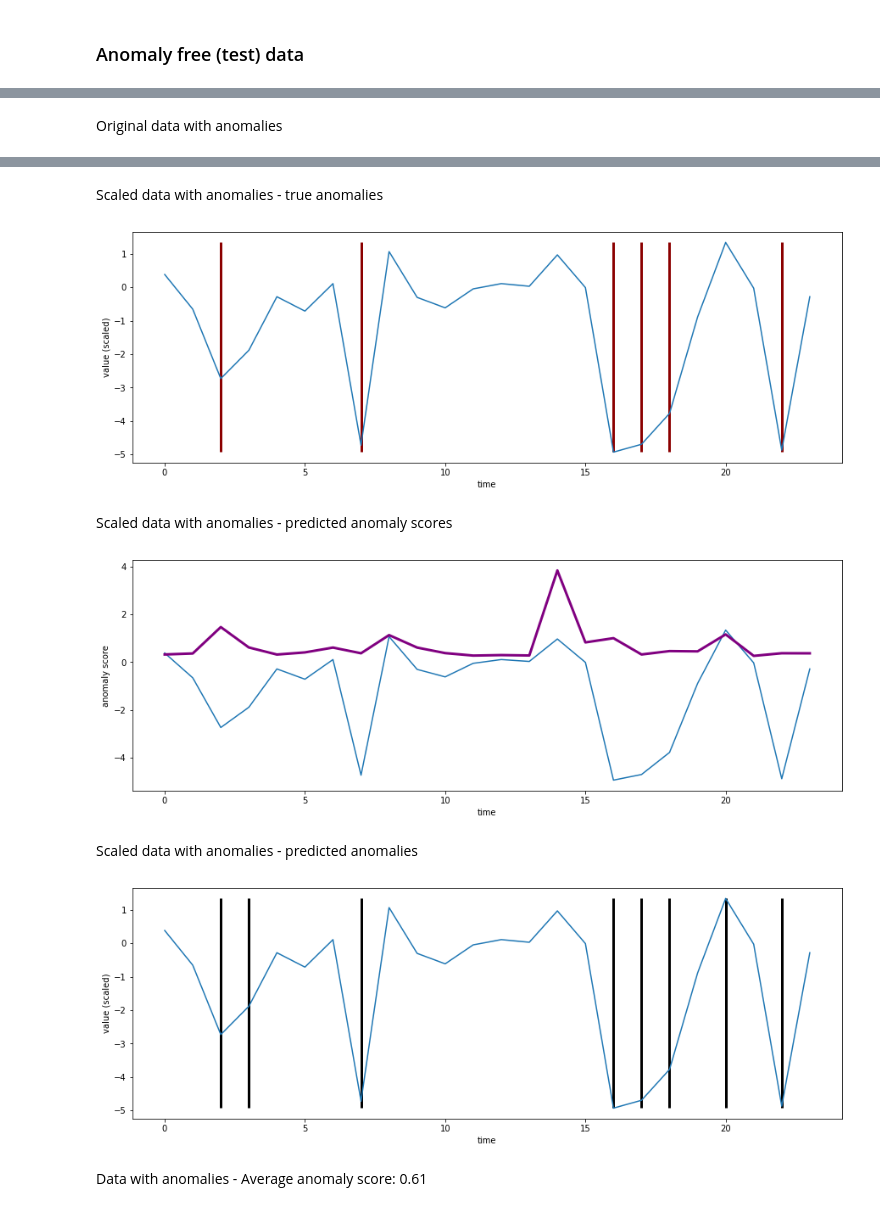
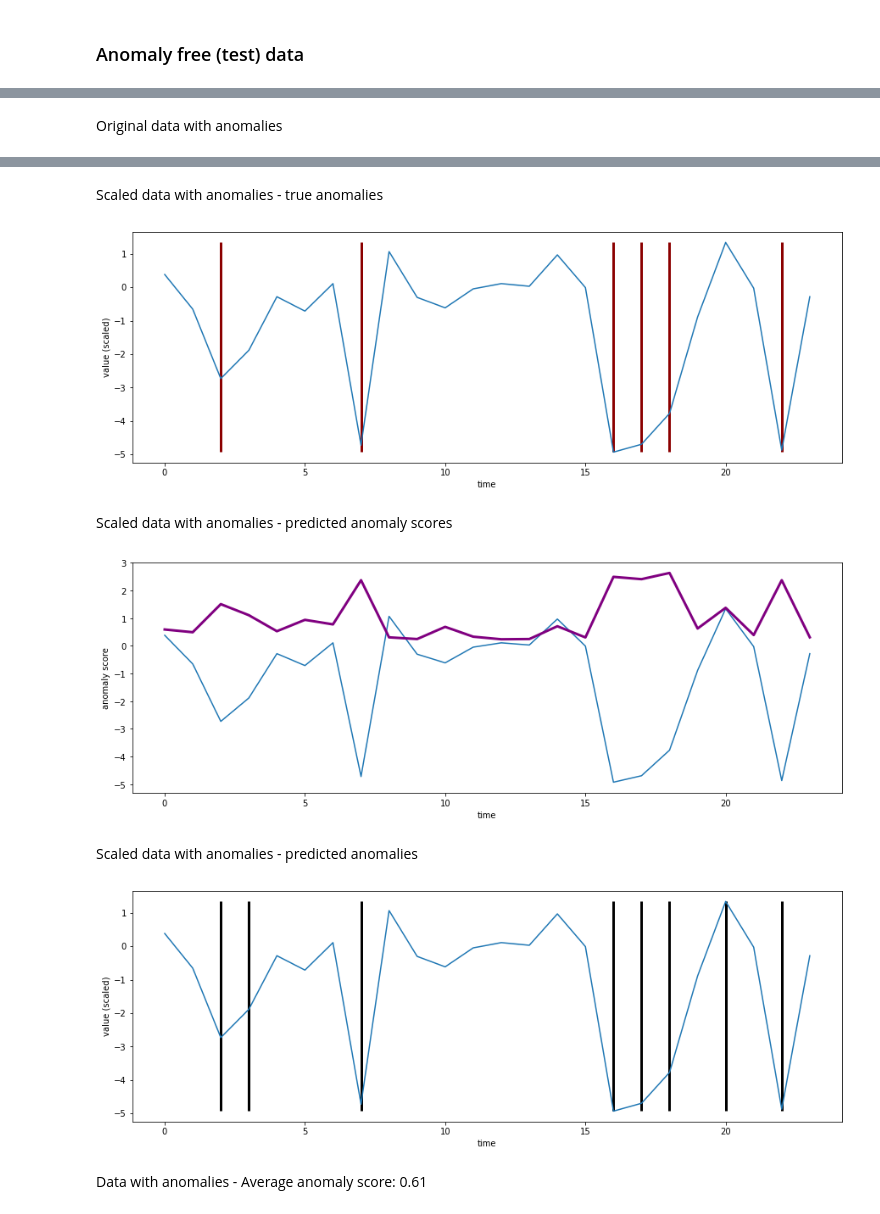
Before and after one commit to ivetasarfyova/TimeSeriesAnomalyDetectionAssignments, a Jupyter notebook: time_series_anomaly_detection/GAN-AD-NAB-CPU.ipynb, the cells around one changed output, grey strips where cells are left out. Drawn from its saved outputs; the diff is of its cells as text; code cells hidden in the pictures.

Commit message:
prepare dataset, real labels

```diff
--- a/time_series_anomaly_detection/GAN-AD-NAB-CPU.ipynb
+++ b/time_series_anomaly_detection/GAN-AD-NAB-CPU.ipynb
@@ -56,0 +54,9 @@ df_anomalies_labels = df_anomalies_labels.drop(columns=['value'])
+# %%
+# create test (multiple univariate time series) dataset from the anomalies and neighbouring data points
+padding = 5
+df_test = list([df_original.iloc[index-padding:index+padding,:].copy() for index in anomalies_index])
+
+for df, i in zip(df_test, range(0, len(df_test))):
+      df['id'] = i
+
+df_test = pd.concat([df for df in df_test], ignore_index=True)
@@ -56,0 +83,4 @@ df_anomalies_labels = df_anomalies_labels.drop(columns=['value'])
+# %%
+df_test['label'] = df_test['timestamp'].apply(lambda x : 1 if x in anomalies_timestamps else 0)
+df_test.pop('timestamp')
+df_anomalies_labels = pd.DataFrame(df_test.pop('label'), columns=['label'])
@@ -56,0 +95,4 @@ df_anomalies_labels = df_anomalies_labels.drop(columns=['value'])
+# %%
+df_train = df_original.drop(df_test.index)
+df_train.shape
+# TODO id columns?
@@ -70,5 +135,5 @@ epochs = 10000
 ## Training
 # %%
 gan_ad = GAN_AD(window_size = window_size, shift = shift, batch_size = batch_size, latent_dim = latent_dim)
-gan_ad.fit(df_original, epochs, save_checkpoints=True, enable_prints=True)
-gan_ad.save_model("gan_ad_" + str(date.today()) + "-cpu.h5")
+gan_ad.fit(df_train, epochs, save_checkpoints=True, enable_prints=True)
+# gan_ad.save_model("gan_ad_" + str(date.today()) + "-cpu.h5")
@@ -211,35 +276,35 @@ plt.figure(figsize=(15,5))
 plt.xlabel('time')
 plt.ylabel("value (scaled)")
 plt.plot(data)
 labels = pd.DataFrame(df_anomalies_labels[0:(3*window_size)]).replace(0,np.nan).dropna().index
 plt.vlines(x=labels, ymin=np.min(np.min(data)), ymax=np.max(np.max(data)), colors='darkred', ls='-', lw=3, label='vline_single - full height')
 plt.show()
 
 display(Markdown('Scaled data with anomalies - predicted anomaly scores'))
-anomaly_scores = gan_ad.predict_anomaly_scores(pd.DataFrame(df_original_test[0:(3*window_size)]))
+anomaly_scores = gan_ad.predict_anomaly_scores(pd.DataFrame(df_with_anomalies[0:(3*window_size)]))
 plt.figure(figsize=(15,5))
 plt.xlabel('time')
 plt.ylabel('anomaly score')
 plt.plot(data)
 plt.plot(anomaly_scores, color='purple', lw=3)
 plt.show()
 
 display(Markdown('Scaled data with anomalies - predicted anomalies'))
 predicted = gan_ad.identify_anomaly(pd.DataFrame(df_with_anomalies[0:(3*window_size)]), threshold = 0)
 predicted_labels = pd.DataFrame(predicted).replace(0,np.nan).dropna().index
 plt.figure(figsize=(15,5))
 plt.xlabel('time')
 plt.ylabel("value (scaled)")
 plt.plot(data)
 plt.vlines(x=predicted_labels, ymin=np.min(np.min(data)), ymax=np.max(np.max(data)), colors='black', ls='-', lw=3, label='vline_single - full height')
 plt.show()
 # %% [output]
 Original data with anomalies
 [figure]
 Scaled data with anomalies - true anomalies
 [figure]
 Scaled data with anomalies - predicted anomaly scores
-[figure, old version]
+[figure, new version]
 Scaled data with anomalies - predicted anomalies
 [figure]
 # %%
```
Also changed, not shown: parts of 23 cells of this notebook.
